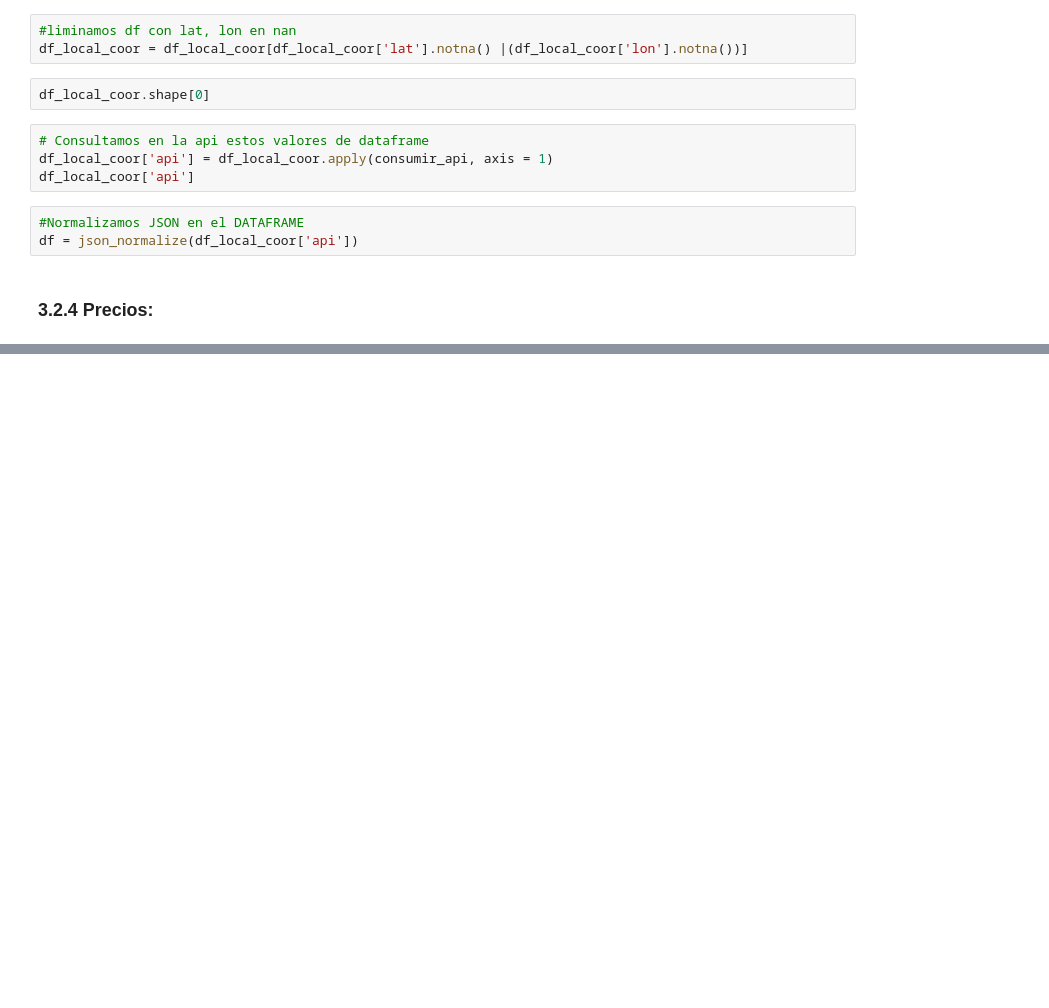
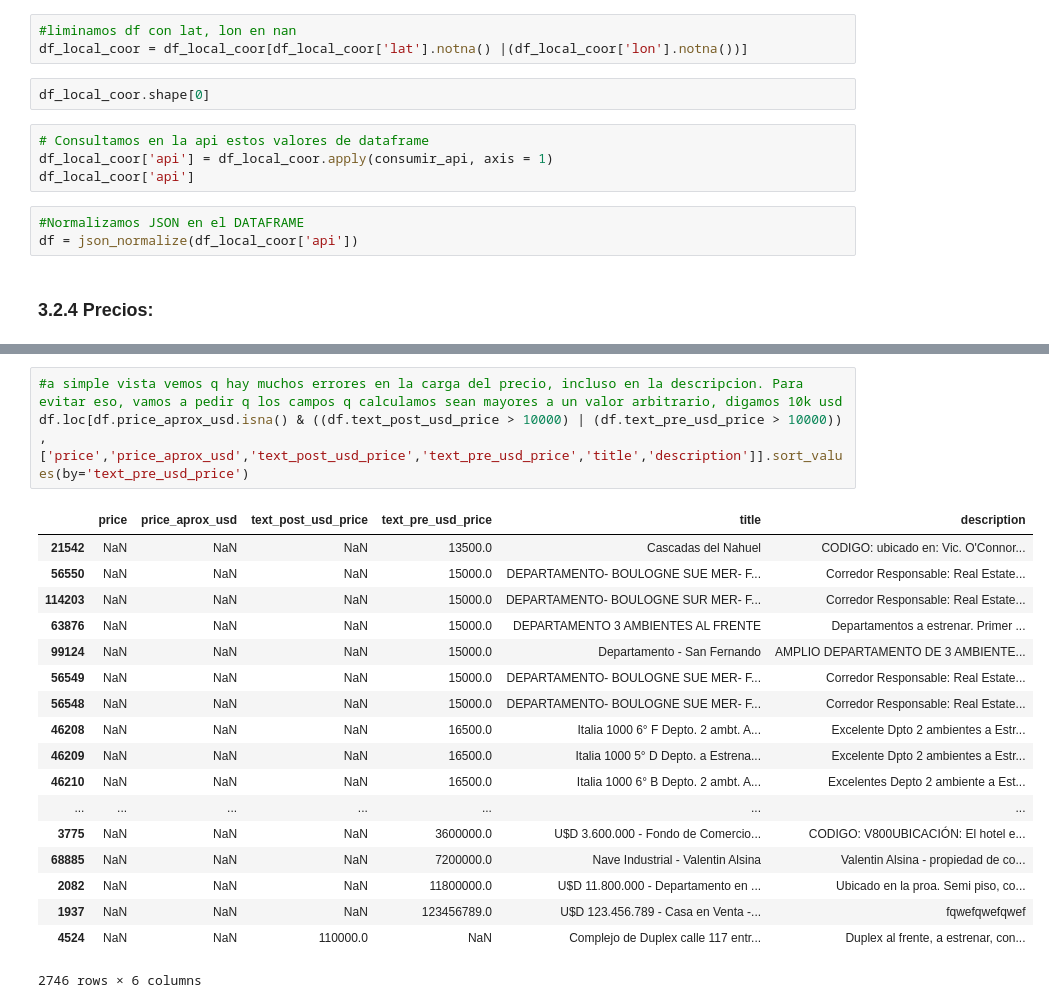
Before and after one commit to marxMT/dhGrupo8, a Jupyter notebook: Desafío 1 - Grupo 8.ipynb, the cells around one changed output, grey strips where cells are left out. Saved outputs shown, nothing was run; the diff lists cells and outputs as text; blank space fills up the shorter version.

```diff
--- a/Desafío 1 - Grupo 8.ipynb
+++ b/Desafío 1 - Grupo 8.ipynb
@@ -708,0 +777,22 @@ df = json_normalize(df_local_coor['api'])
+# %%
+#a simple vista vemos q hay muchos errores en la carga del precio, incluso en la descripcion. Para evitar eso, vamos a pedir q los campos q calculamos sean mayores a un valor arbitrario, digamos 10k usd
+df.loc[df.price_aprox_usd.isna() & ((df.text_post_usd_price > 10000) | (df.text_pre_usd_price > 10000)) ,['price','price_aprox_usd','text_post_usd_price','text_pre_usd_price','title','description']].sort_values(by='text_pre_usd_price')
+# %% [output]
+|  | price | price_aprox_usd | text_post_usd_price | text_pre_usd_price | title | description |
+| 21542 | NaN | NaN | NaN | 13500.0 | Cascadas del Nahuel | CODIGO: ubicado en: Vic. O'Connor... |
+| 56550 | NaN | NaN | NaN | 15000.0 | DEPARTAMENTO- BOULOGNE SUE MER- F... | Corredor Responsable: Real Estate... |
+| 114203 | NaN | NaN | NaN | 15000.0 | DEPARTAMENTO- BOULOGNE SUR MER- F... | Corredor Responsable: Real Estate... |
+| 63876 | NaN | NaN | NaN | 15000.0 | DEPARTAMENTO 3 AMBIENTES AL FRENTE | Departamentos a estrenar. Primer ... |
+| 99124 | NaN | NaN | NaN | 15000.0 | Departamento - San Fernando | AMPLIO DEPARTAMENTO DE 3 AMBIENTE... |
+| 56549 | NaN | NaN | NaN | 15000.0 | DEPARTAMENTO- BOULOGNE SUE MER- F... | Corredor Responsable: Real Estate... |
+| 56548 | NaN | NaN | NaN | 15000.0 | DEPARTAMENTO- BOULOGNE SUE MER- F... | Corredor Responsable: Real Estate... |
+| 46208 | NaN | NaN | NaN | 16500.0 | Italia 1000 6° F Depto. 2 ambt. A... | Excelente Dpto 2 ambientes a Estr... |
+| 46209 | NaN | NaN | NaN | 16500.0 | Italia 1000 5° D Depto. a Estrena... | Excelente Dpto 2 ambientes a Estr... |
+| 46210 | NaN | NaN | NaN | 16500.0 | Italia 1000 6° B Depto. 2 ambt. A... | Excelentes Depto 2 ambiente a Est... |
+| ... | ... | ... | ... | ... | ... | ... |
+| 3775 | NaN | NaN | NaN | 3600000.0 | U$D 3.600.000 - Fondo de Comercio... | CODIGO: V800UBICACIÓN: El hotel e... |
+| 68885 | NaN | NaN | NaN | 7200000.0 | Nave Industrial - Valentin Alsina | Valentin Alsina - propiedad de co... |
+| 2082 | NaN | NaN | NaN | 11800000.0 | U$D 11.800.000 - Departamento en ... | Ubicado en la proa. Semi piso, co... |
+| 1937 | NaN | NaN | NaN | 123456789.0 | U$D 123.456.789 - Casa en Venta -... | fqwefqwefqwef |
+| 4524 | NaN | NaN | 110000.0 | NaN | Complejo de Duplex calle 117 entr... | Duplex al frente, a estrenar, con... |
+2746 rows × 6 columns
```
Also changed, not shown: parts of 20 cells of this notebook.
